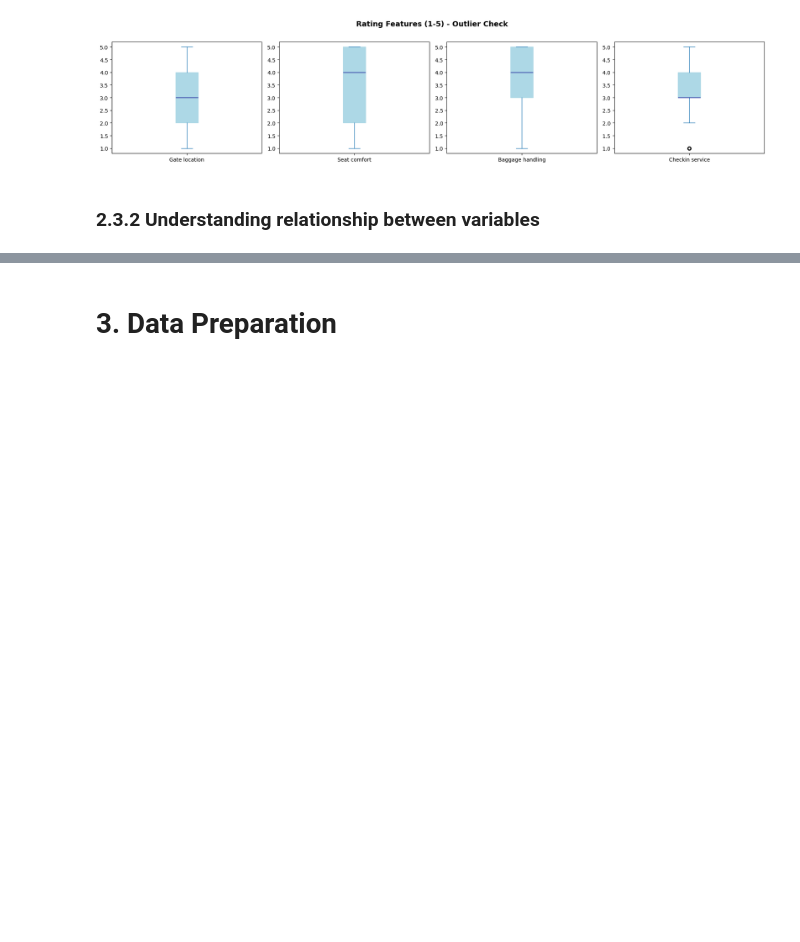
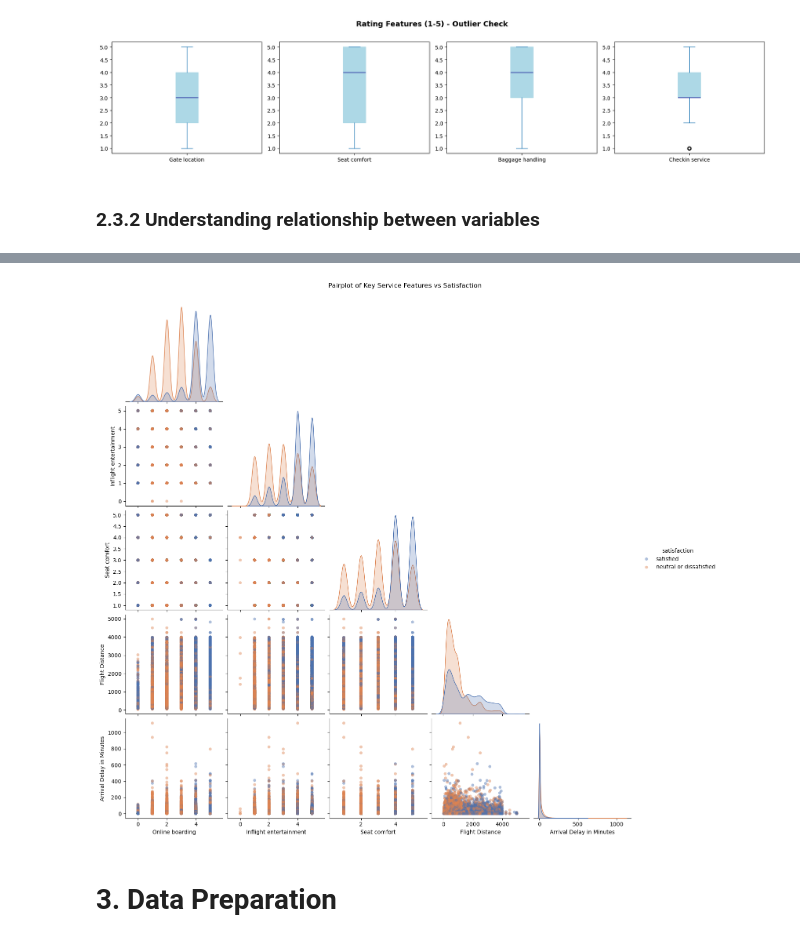
Before and after one commit to EthanYip-prog/MLDP_Project, a Jupyter notebook: MLDP_Project_Ethan.ipynb, the cells around one changed output, grey strips where cells are left out. Drawn from its saved outputs; the diff is of its cells as text; code cells hidden in the pictures; blank space fills up the shorter version.

```diff
--- a/MLDP_Project_Ethan.ipynb
+++ b/MLDP_Project_Ethan.ipynb
@@ -323,0 +363,33 @@ plot_box_grid(rating_features, 'Rating Features (1-5) - Outlier Check')
+# %%
+# Pairplot (numeric features + encoded target)
+# 1. Select only your "All-Star" features + the target
+# We use the original 'satisfaction' text column here so the legend is readable
+cols_to_plot = [
+    'Online boarding',
+    'Inflight entertainment',
+    'Seat comfort',
+    'Flight Distance',
+    'Arrival Delay in Minutes',
+    'satisfaction'  # Include target for coloring
+]
+
+# 2. Create the Pair Plot
+# - hue='satisfaction': Colors the dots based on if they are happy or not
+# - corner=True: Removes the top-right triangle to reduce clutter
+# - height controls each subplot size so text remains legible
+# - diag_kind='kde': smoother marginal density for ordinal ratings
+# - plot_kws tweaks marker style for denser overlap handling
+pairplot = sns.pairplot(
+    df[cols_to_plot],
+    hue='satisfaction',
+    corner=True,
+    diag_kind='kde',
+    palette={'satisfied': '#4C72B0', 'neutral or dissatisfied': '#DD8452'},
+    height=2.8,
+    plot_kws={'alpha': 0.45, 's': 30, 'edgecolor': 'none'},
+    diag_kws={'fill': True, 'alpha': 0.25}
+ )
+pairplot.fig.suptitle('Pairplot of Key Service Features vs Satisfaction', y=1.02)
+plt.show()
+# %% [output]
+[figure, added]
```
Also changed, not shown: parts of 6 cells of this notebook.
